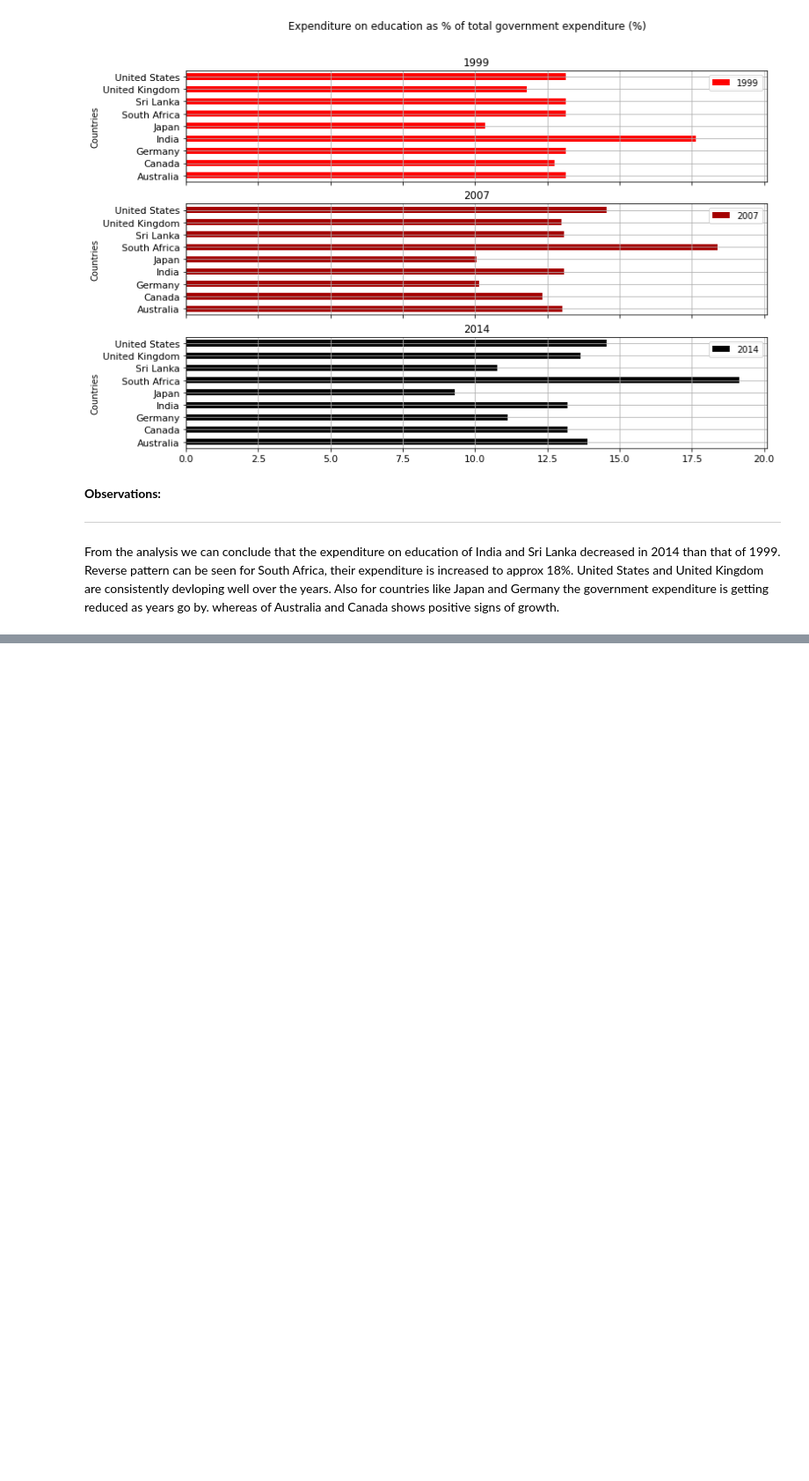
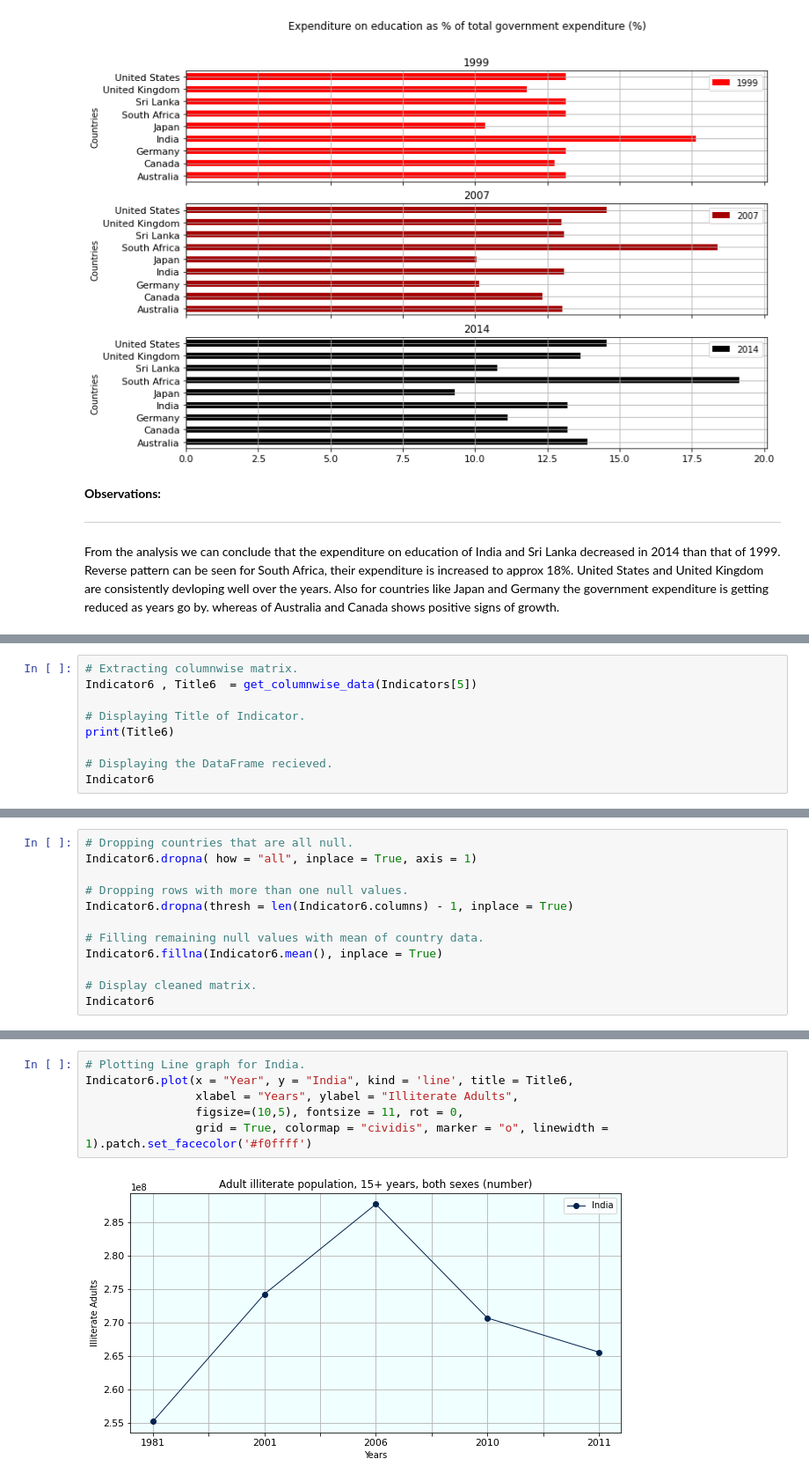
Before and after one commit to DS-Shubham-Pandey/World-Bank-Global-Education-Analysis, a Jupyter notebook: World_Bank_Global_Education_Analysis_Capstone_Project.ipynb, the cells around one changed output, grey strips where cells are left out. Shown: that part at 88% size. Drawn from its saved outputs; the diff is of its cells as text; blank space fills up the shorter version.

```diff
--- a/World_Bank_Global_Education_Analysis_Capstone_Project.ipynb
+++ b/World_Bank_Global_Education_Analysis_Capstone_Project.ipynb
@@ -674,0 +742,9 @@ Also for countries like Japan and Germany the government expenditure is getting
+# %%
+# Extracting columnwise matrix.
+Indicator6 , Title6  = get_columnwise_data(Indicators[5])
+
+# Displaying Title of Indicator.
+print(Title6)
+
+# Displaying the DataFrame recieved.
+Indicator6
@@ -674,0 +768,12 @@ Also for countries like Japan and Germany the government expenditure is getting
+# %%
+# Dropping countries that are all null.
+Indicator6.dropna( how = "all", inplace = True, axis = 1)
+
+# Dropping rows with more than one null values.
+Indicator6.dropna(thresh = len(Indicator6.columns) - 1, inplace = True)
+
+# Filling remaining null values with mean of country data.
+Indicator6.fillna(Indicator6.mean(), inplace = True)
+
+# Display cleaned matrix.
+Indicator6
@@ -674,0 +787,8 @@ Also for countries like Japan and Germany the government expenditure is getting
+# %%
+# Plotting Line graph for India.
+Indicator6.plot(x = "Year", y = "India", kind = 'line', title = Title6,
+                xlabel = "Years", ylabel = "Illiterate Adults",
+                figsize=(10,5), fontsize = 11, rot = 0,
+                grid = True, colormap = "cividis", marker = "o", linewidth = 1).patch.set_facecolor('#f0ffff')
+# %% [output]
+[figure, added]
```
Also changed, not shown: parts of 24 cells of this notebook.
